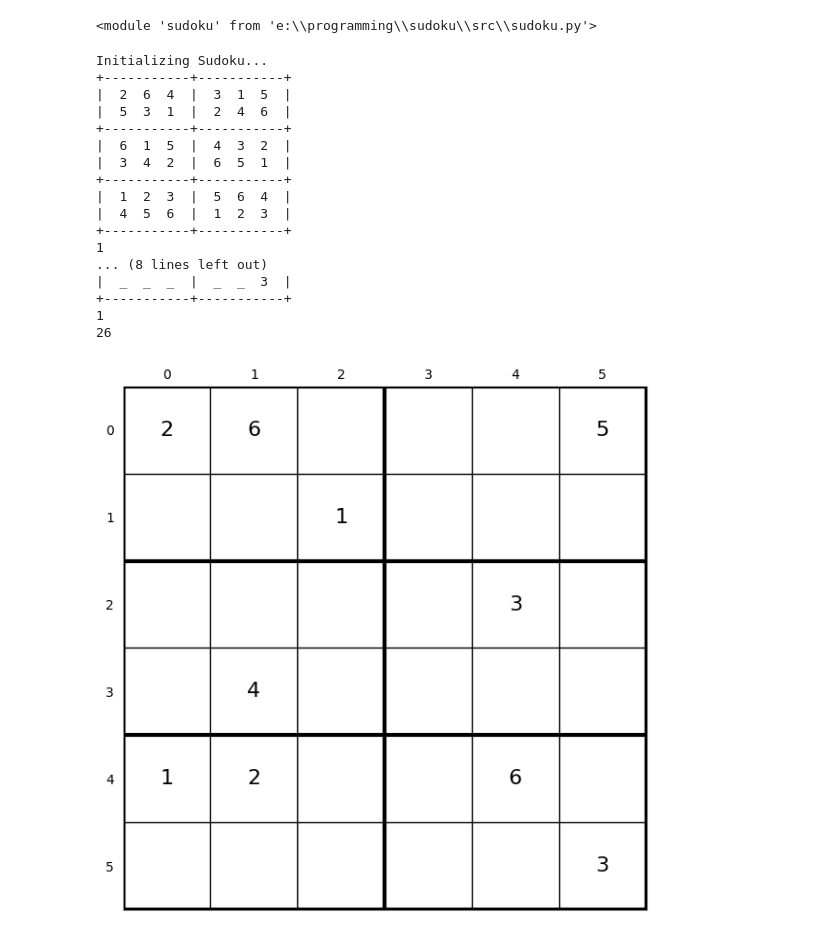
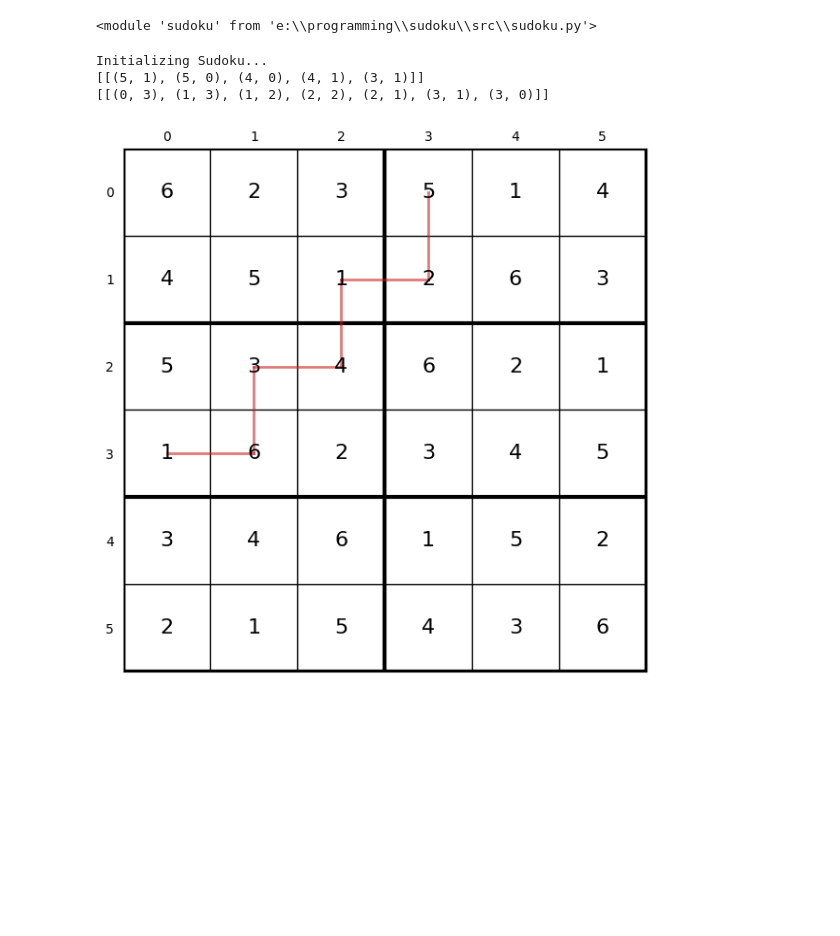
Before and after one commit to Timo1024/sudoku, a Jupyter notebook: src/run_sudoku.ipynb, the cells around one changed output. Cells and saved outputs as stored; diff of their text form; code cells hidden in the pictures; blank space fills up the shorter version.

Commit message:
added detection of lines

```diff
--- a/src/run_sudoku.ipynb
+++ b/src/run_sudoku.ipynb
@@ -13,32 +13,28 @@ importlib.reload(sudoku)
 # %%
 import sudoku
 importlib.reload(sudoku)
 
 new_sudoku = sudoku.Sudoku()
-new_sudoku.display(solved=True)
-print(new_sudoku.count_solutions())
+# new_sudoku.display(solved=True)
+# print(new_sudoku.count_solutions())
 new_sudoku.removeValues(50)
-new_sudoku.display(solved=False)
-print(new_sudoku.count_solutions())
-print(new_sudoku.countEmpty())
+# new_sudoku.display(solved=False)
+# print(new_sudoku.count_solutions())
+# print(new_sudoku.countEmpty())
 
-new_sudoku.displayAsPlot()
+increasing_lines = new_sudoku.getIncreasingLines()
+increasing_lines.sort(key=len, reverse=True)
+longest_lines = [increasing_lines[0]]
+print(longest_lines)
+
+even_odd_lines = new_sudoku.getEvenOddLines()
+even_odd_lines.sort(key=len, reverse=True)
+longest_lines_even_odd = [even_odd_lines[0]]
+print(longest_lines_even_odd)
+
+new_sudoku.displayAsPlot(lines=longest_lines_even_odd, solved=True)
 # %% [output]
 Initializing Sudoku...
-+-----------+-----------+
-|  2  6  4  |  3  1  5  |
-|  5  3  1  |  2  4  6  |
-+-----------+-----------+
-|  6  1  5  |  4  3  2  |
-|  3  4  2  |  6  5  1  |
-+-----------+-----------+
-|  1  2  3  |  5  6  4  |
-|  4  5  6  |  1  2  3  |
-+-----------+-----------+
-1
-... (8 lines left out)
-|  _  _  _  |  _  _  3  |
-+-----------+-----------+
-1
-26
+[[(5, 1), (5, 0), (4, 0), (4, 1), (3, 1)]]
+[[(0, 3), (1, 3), (1, 2), (2, 2), (2, 1), (3, 1), (3, 0)]]
-[figure, old version]
+[figure, new version]
```
Also changed, not shown: parts of 3 cells of this notebook, 1 other file.
